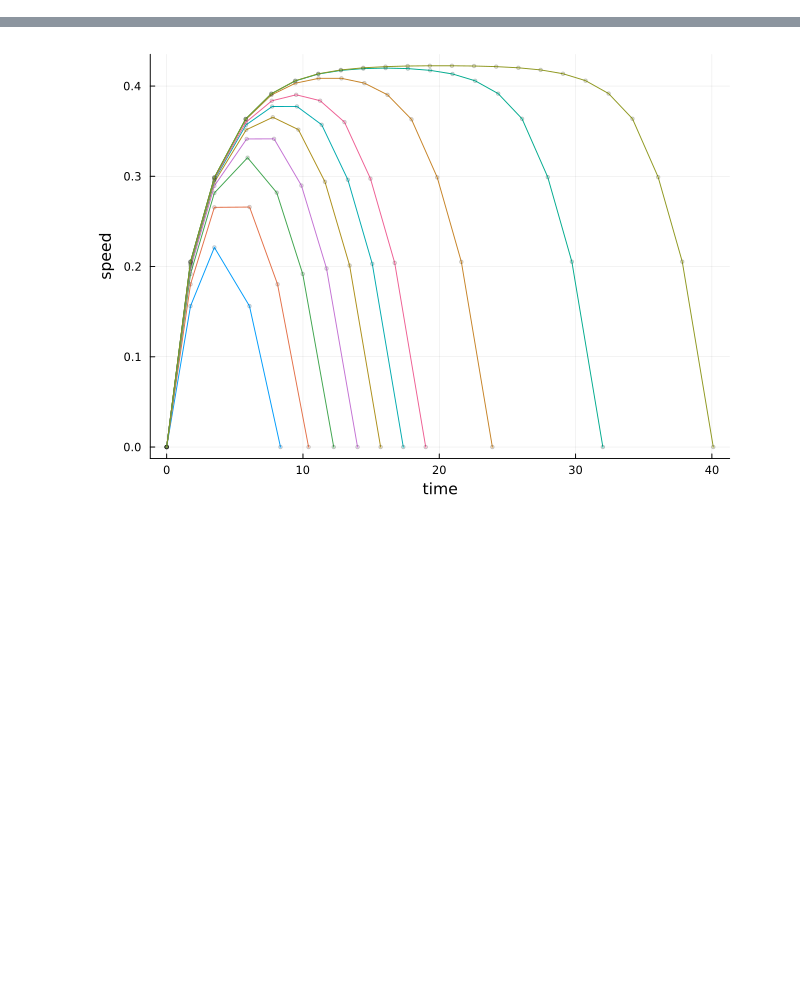
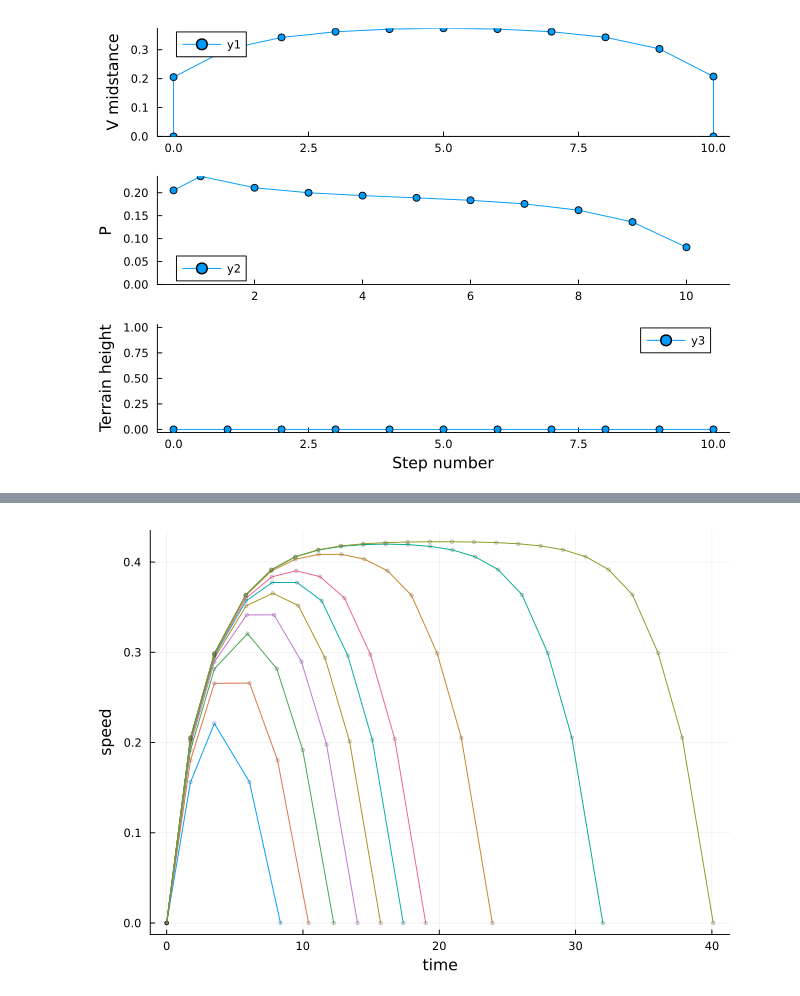
Before and after one commit to kuo-lab/simplelocomotionmodel, a Jupyter notebook: src/shortwalks.ipynb, the cells around one changed output, grey strips where cells are left out. Cells and saved outputs as stored; diff of their text form; code cells hidden in the pictures; blank space fills up the shorter version.

```diff
--- a/src/shortwalks.ipynb
+++ b/src/shortwalks.ipynb
@@ -9,0 +17,12 @@ plus a linear cost of time with coefficient ctime.
+# %%
+using DynLoco, Plots; #plotlyjs()
+
+wstar4 = findgait(WalkRW2l(α=0.35,safety=true), target=:speed=>0.3, varying=:P)
+ctime = 0.015 # cost of time, to encourage hurrying
+tchange = 1.75 # boundary condition time to get up to speed (arbitrary, excluded from optimization)
+p = plot()
+nsteps = 10
+result = optwalktime(wstar4, nsteps, ctime=ctime) # optimize work and time
+multistepplot(result) # plot speed, push-off, terrain trajectories
+# %% [output]
+[figure, added]
```
Also changed, not shown: parts of 8 cells of this notebook, 28 other files.
